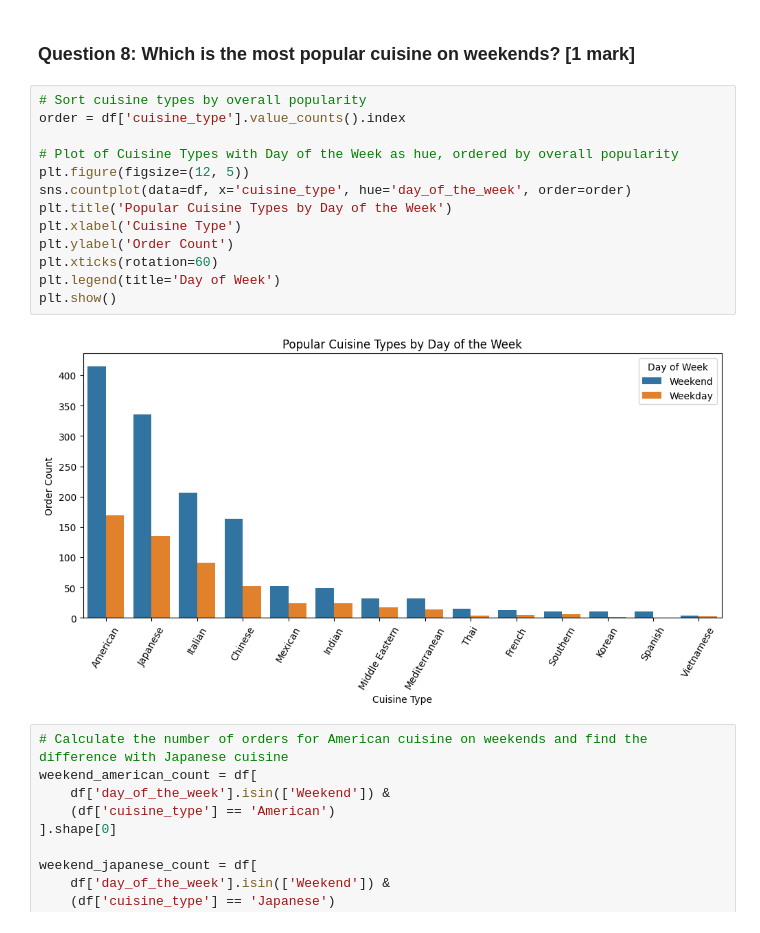
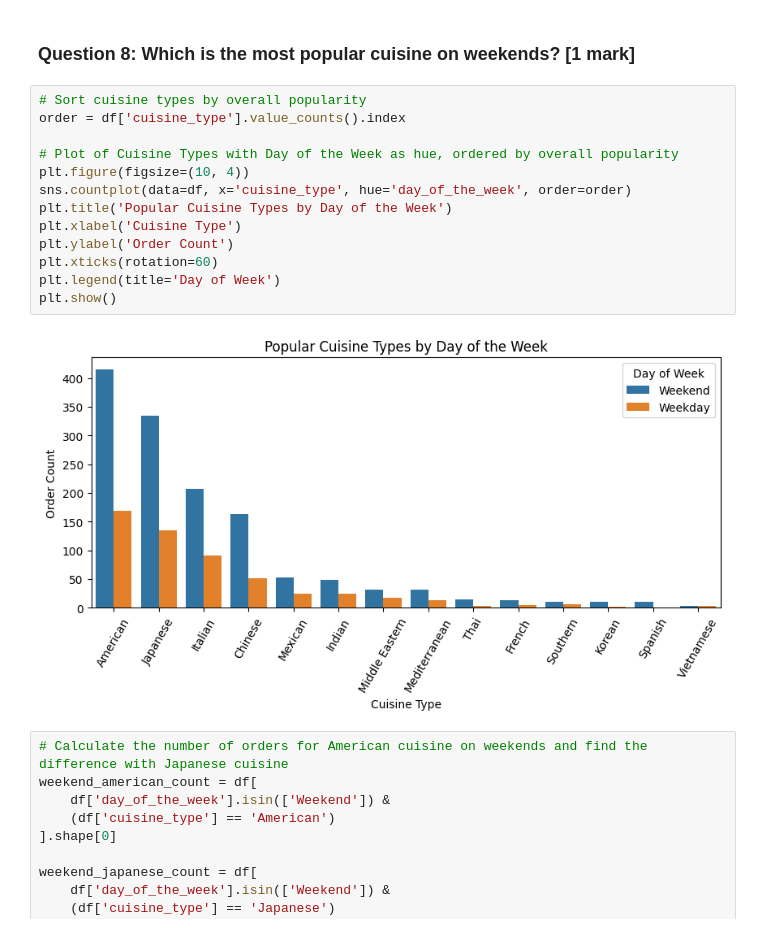
Before and after one commit to jessicakilby/FoodHub, a Jupyter notebook: FoodHub.ipynb, the cells around one changed output. Saved outputs shown, nothing was run; the diff lists cells and outputs as text.

```diff
--- a/FoodHub.ipynb
+++ b/FoodHub.ipynb
@@ -351,18 +378,18 @@ Difference in orders: 87
 # %%
 # Sort cuisine types by overall popularity
 order = df['cuisine_type'].value_counts().index
 
 # Plot of Cuisine Types with Day of the Week as hue, ordered by overall popularity
-plt.figure(figsize=(12, 5))
+plt.figure(figsize=(10, 4))
 sns.countplot(data=df, x='cuisine_type', hue='day_of_the_week', order=order)
 plt.title('Popular Cuisine Types by Day of the Week')
 plt.xlabel('Cuisine Type')
 plt.ylabel('Order Count')
 plt.xticks(rotation=60)
 plt.legend(title='Day of Week')
 plt.show()
 # %% [output]
-[figure, old version]
+[figure, new version]
 # %%
 # Calculate the number of orders for American cuisine on weekends and find the difference with Japanese cuisine
 weekend_american_count = df[
```
Also changed, not shown: parts of 14 cells of this notebook.
